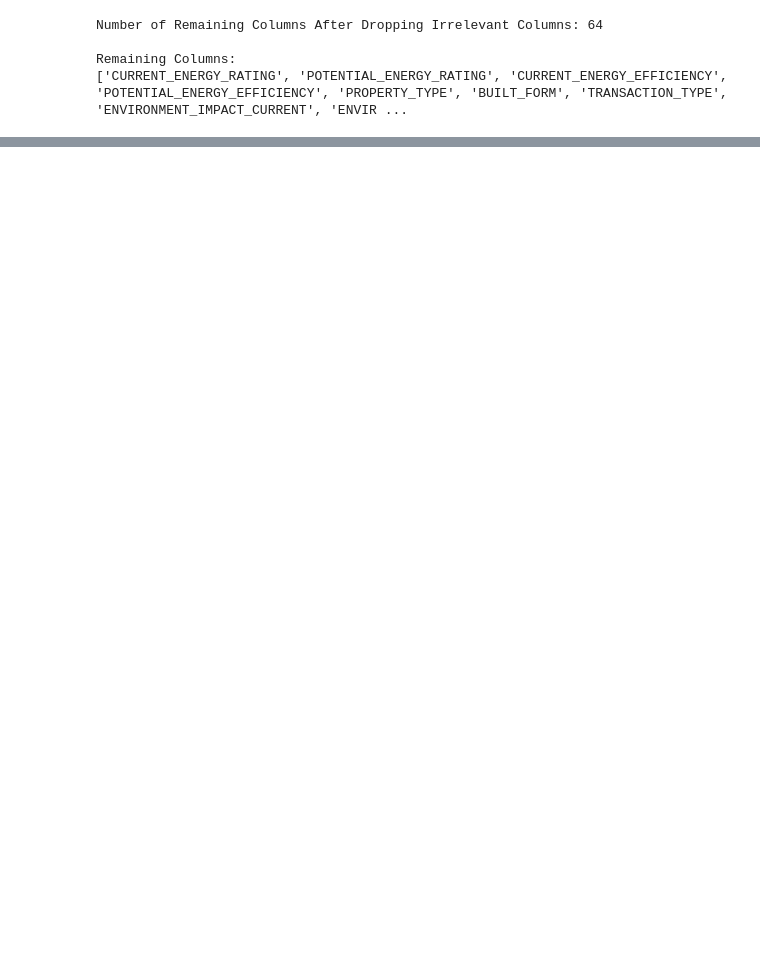
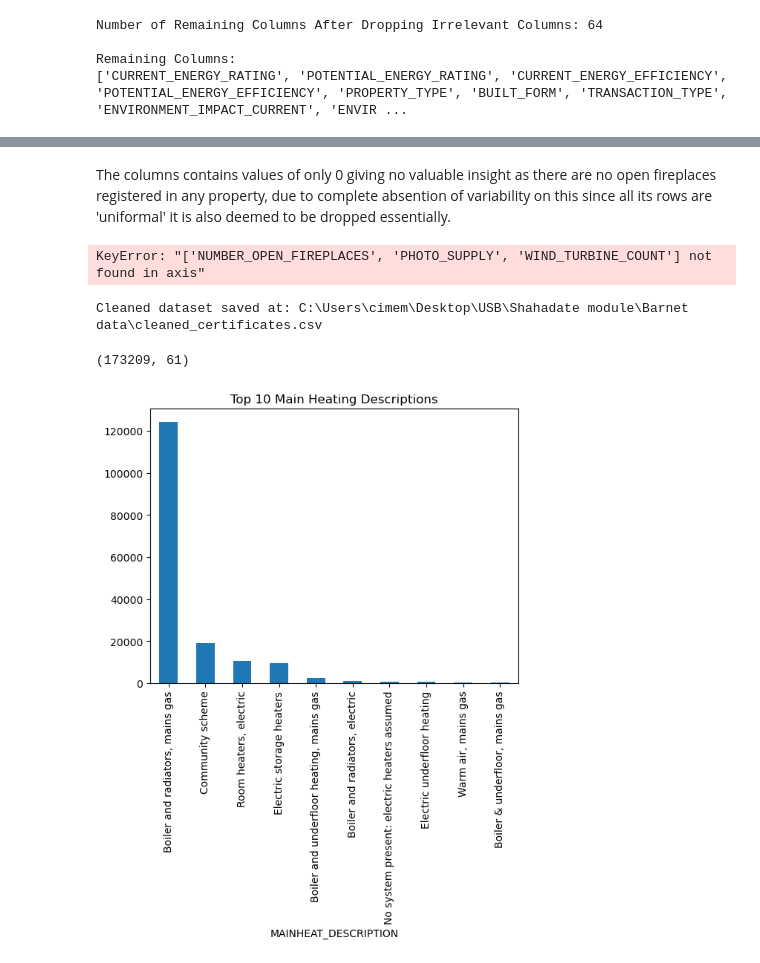
Before and after one commit to cimem37/CO617-Data-Science-CW1, a Jupyter notebook: Data Sciense assignment CO617.ipynb, the cells around one changed output, grey strips where cells are left out. Saved outputs shown, nothing was run; the diff lists cells and outputs as text; code cells hidden in the pictures; blank space fills up the shorter version.

Commit message:
do rregulim plot

```diff
--- a/Data Sciense assignment CO617.ipynb
+++ b/Data Sciense assignment CO617.ipynb
@@ -415,0 +639,41 @@ Remaining Columns:
+# %% [markdown]
+The columns contains values of only 0 giving no valuable insight as there are no open fireplaces registered in any property, due to complete absention of variability on this since all its rows are 'uniformal' it is also deemed to be dropped essentially.
+# %%
+# List of columns to drop
+columns_to_drop = ['NUMBER_OPEN_FIREPLACES', 'PHOTO_SUPPLY', 'WIND_TURBINE_COUNT']
+
+# Drop the columns
+df_cleaned = df_cleaned.drop(columns=columns_to_drop, axis=1)
+
+# Verify the changes
+print(f"Columns dropped: {columns_to_drop}")
+print(f"Remaining columns: {len(df_cleaned.columns)}")
+print("Updated columns list:")
+print(df_cleaned.columns.tolist())
+# %% [output]
+KeyError: "['NUMBER_OPEN_FIREPLACES', 'PHOTO_SUPPLY', 'WIND_TURBINE_COUNT'] not found in axis"
+# %%
+# Save the cleaned dataset
+cleaned_file_path = r'C:\Users\cimem\Desktop\USB\Shahadate module\Barnet data\cleaned_certificates.csv'
+df_cleaned.to_csv(cleaned_file_path, index=False)
+
+print(f"Cleaned dataset saved at: {cleaned_file_path}")
+# %% [output]
+Cleaned dataset saved at: C:\Users\cimem\Desktop\USB\Shahadate module\Barnet data\cleaned_certificates.csv
+# %%
+file_path = r'C:\Users\cimem\Desktop\USB\Shahadate module\Barnet data\cleaned_certificates.csv'
+df = pd.read_csv(file_path)
+
+df.shape
+# %% [output]
+(173209, 61)
+# %%
+# Display top 10 categories
+top_categories = df['MAINHEAT_DESCRIPTION'].value_counts().head(10)
+
+# Bar plot for top categories
+top_categories.plot(kind='bar')
+plt.title('Top 10 Main Heating Descriptions')
+plt.show()
+# %% [output]
+[figure, added]
```
Also changed, not shown: parts of 13 cells of this notebook.
